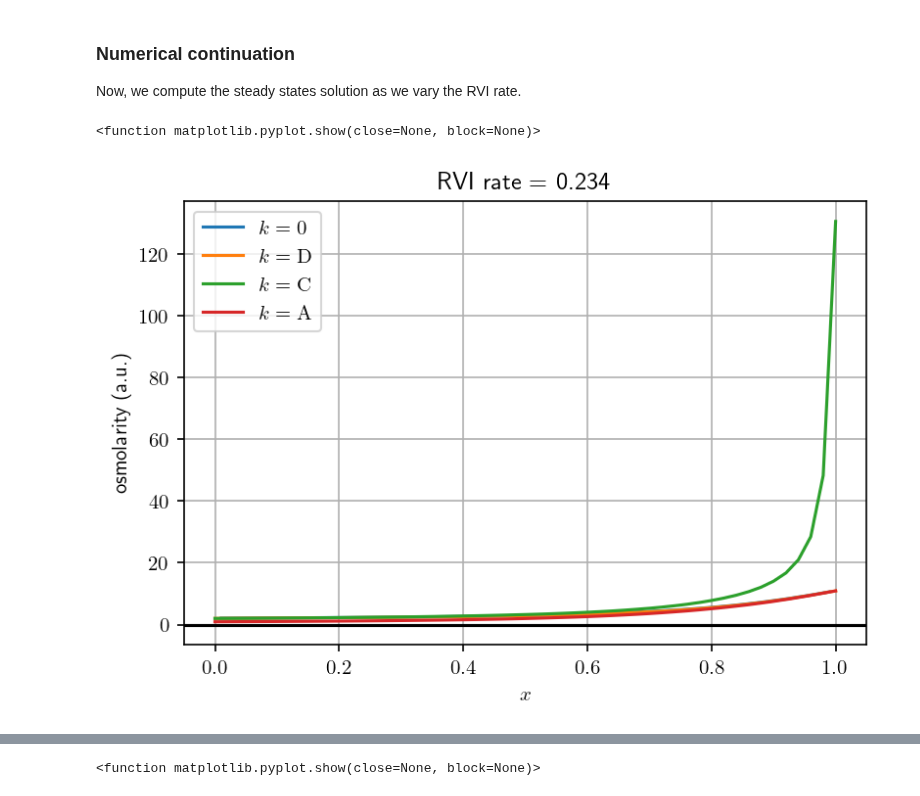
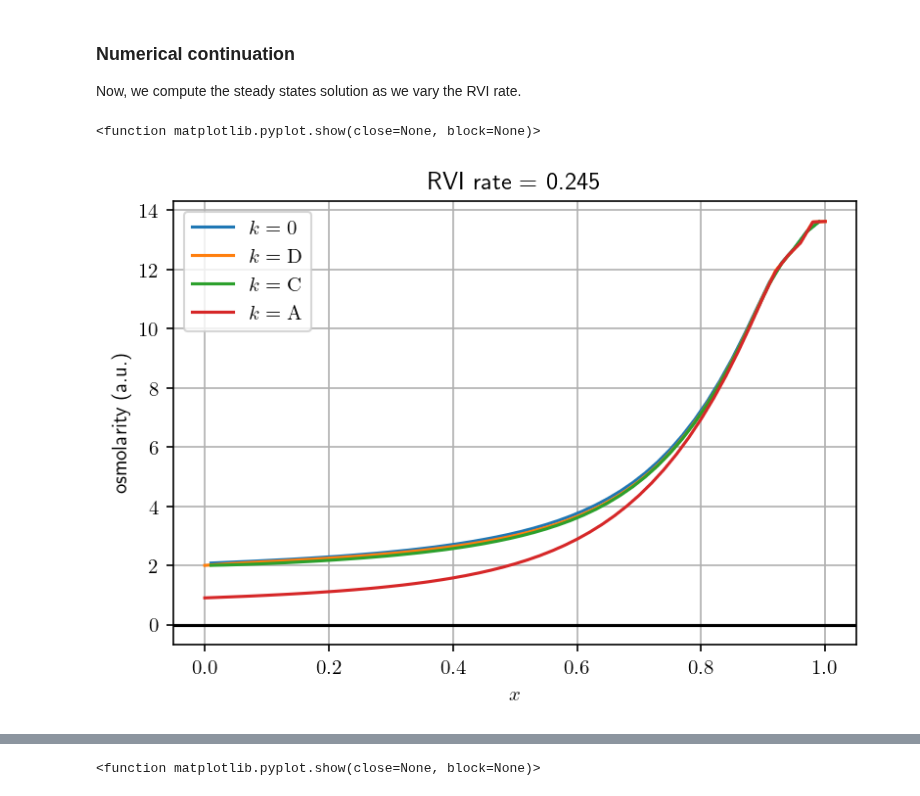
Before and after one commit to mathmd/kidney, a Jupyter notebook: passive/VRI/ss_VRI.ipynb, the cells around one changed output, grey strips where cells are left out. Cells and saved outputs as stored; diff of their text form; code cells hidden in the pictures.

```diff
--- a/passive/VRI/ss_VRI.ipynb
+++ b/passive/VRI/ss_VRI.ipynb
@@ -332,10 +332,10 @@ Now, we compute the steady states solution as we vary the RVI rate.
 # %%
 # y = np.vstack((y_init,np.zeros(6*N+7)))
 # y[-1] = fsolve(res,y_init,args=(None,0,0.005))
-y=y[:-40]
-steps = 10
+# y=y[:-20]
+steps = 40
 for n in range(steps):
-    h = 0.05
+    h = 0.005
     while True:
         try:
             y_0 = fsolve(res,y[-1],args=(y[-2:],h))
@@ -364,44 +364,74 @@ avg_q_0 = np.zeros((iters,N))
 avg_q_D = np.zeros((iters,N))
 avg_q_A = np.zeros((iters,N))
 avg_q_C = np.zeros((iters,N))
+avg_S = np.zeros((iters,N))
+avg_U = np.zeros((iters,N))
+avg_P = np.zeros((iters,N))
+avg_osm_D = np.zeros((iters,N))
+avg_osm_A = np.zeros((iters,N))
+avg_osm_C = np.zeros((iters,N))
+
 for k in range(iters):
     S_0[k] = S[k,-1] - avg(S[k])
     U_0[k] = U[k,-1] - avg(U[k])
     P_0[k] = p_flow(0,dump[k])
     P_C[k] = p_flow('C',dump[k],False)
+    avg_P[k] = p_flow('C',dump[k])
     osm_0[k] = (2*S_0[k]+U_0[k]+2*P_0[k])/avg(q_0[k])
     avg_q_0[k] = avg(q_0[k])
     avg_q_D[k] = avg(q_D[k])
     avg_q_A[k] = avg(q_A[k])
     avg_q_C[k] = avg(q_C[k])
+    avg_S[k] = avg(S[k])
+    avg_U[k] = avg(U[k])
+    # avg_osm_D[k] = avg(osm_D[k])
+    # avg_osm_A[k] = avg(osm_A[k])
+    # avg_osm_C[k] = avg(osm_C[k])
+
+avg_osm_D = 2*S_input/avg_q_D
+avg_osm_A = 2*avg_S/avg_q_A
+avg_osm_C = (avg_U+2*avg_P)/avg_q_C
 osm_C = (U+2*P_C)/q_C
 osm_D = 2*S_input/q_D
 osm_A = 2*S/q_A
+j_s = s_perm*(avg_S/avg_q_A - S_0/avg_q_0)
+j_u = u_perm_val*(avg_U/avg_q_C - U_0/avg_q_0)
+w_D = w_D_perm*(
+        # (2*S_0 + U_0 + 2*P_0)/avg_q_0 - 2*S_input/avg_q_D
+        osm_0 - avg_osm_D
+    )
+w_C = w_C_perm*(
+        # (2*S_0 + U_0 + 2*P_0)/avg_q_0 - (avg_U + 2*avg_P)/avg_q_D
+        osm_0 - avg_osm_C
+    )
 
 compartments = ['0','\mathrm{D}','\mathrm{C}','\mathrm{A}']
-osm = [osm_0,osm_D,osm_C,osm_A]
+osm = [osm_0,osm_D,avg_osm_C,osm_A]
 # osm = [avg_q_0,q_D,q_C,q_A]
 q = [q_0,q_D,q_C,q_A]
 x = np.linspace(0,1,num=N+1)
 x_avg = np.linspace(dx/2,1-dx/2,num=N)
 fig, ax = plt.subplots()
 compartments = ['0','\mathrm{D}','\mathrm{C}','\mathrm{A}']
 plt.rcParams['text.usetex'] = True
 ax.grid(True, which='both')
 ax.axhline(y=0, color='k')
 for k in range(4):
-    if k==0:
-        ax.plot(x_avg,osm[0][-1],label=r'$k={}$'.format(compartments[k]))
+    if k==0 or k==2:
+        ax.plot(x_avg,osm[k][-1],label=r'$k={}$'.format(compartments[k]))
     else:
         ax.plot(x,osm[k][-1],label=r'$k={}$'.format(compartments[k]))
+# ax.plot(x_avg,avg_osm_A[-1],label=r'osm_A')
+# ax.plot(x_avg,avg_osm_D[-1],label=r'osm_D')
+# ax.plot(x_avg,avg_osm_C[-1],label=r'osm_C')
 ax.legend()
 ax.set_title(r'RVI rate = {:.3f}'.format(dump[-1,0]))
 plt.xlabel(r"$x$")
 plt.ylabel(r"osmolarity (a.u.)")
 plt.show
 # %% [output]
 <function matplotlib.pyplot.show(close=None, block=None)>
-[figure, old version]
+[figure, new version]
 # %%
 dumps = np.ravel(dump)
 compartments = ['0','\mathrm{D}','\mathrm{C}']
```
Also changed, not shown: parts of 6 cells of this notebook.
